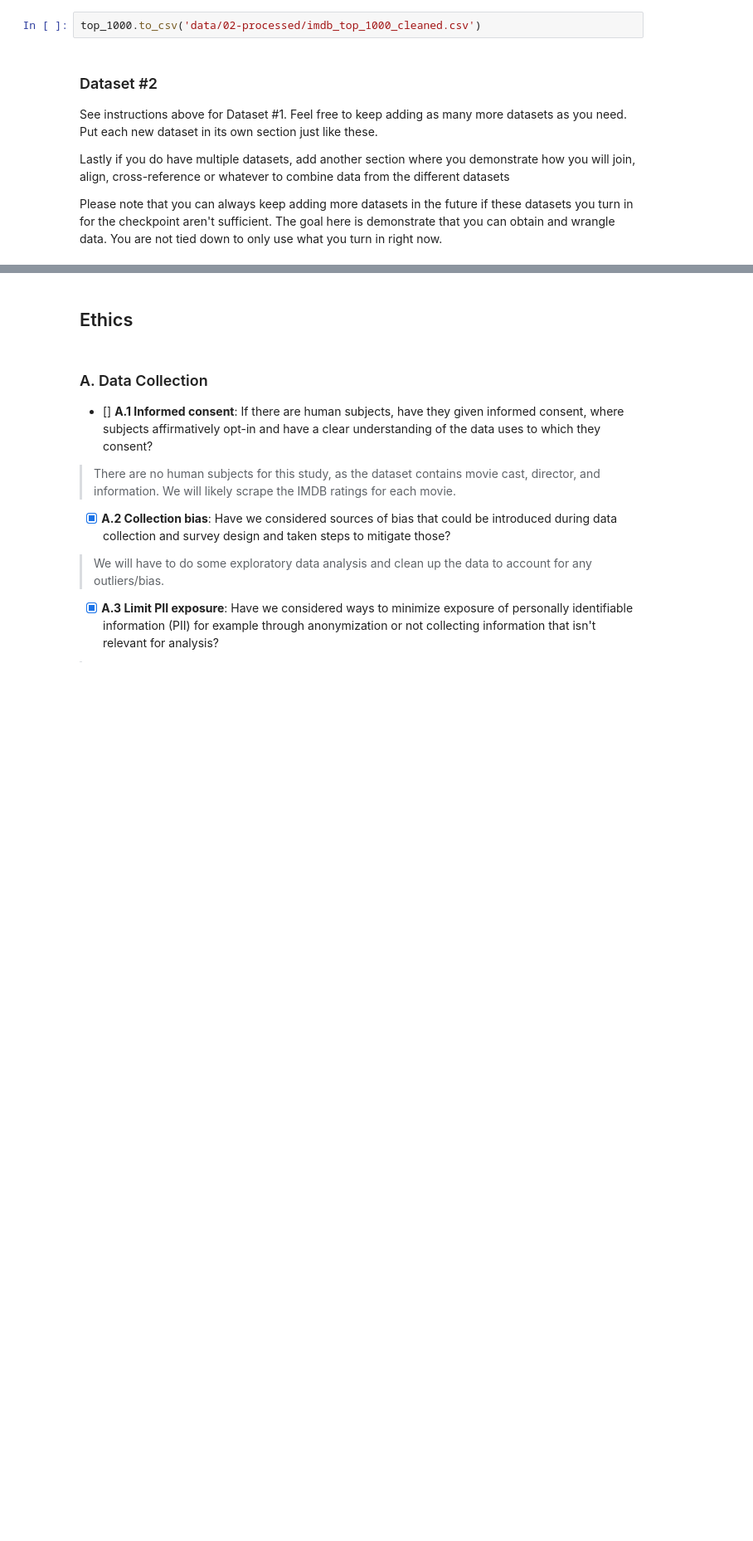
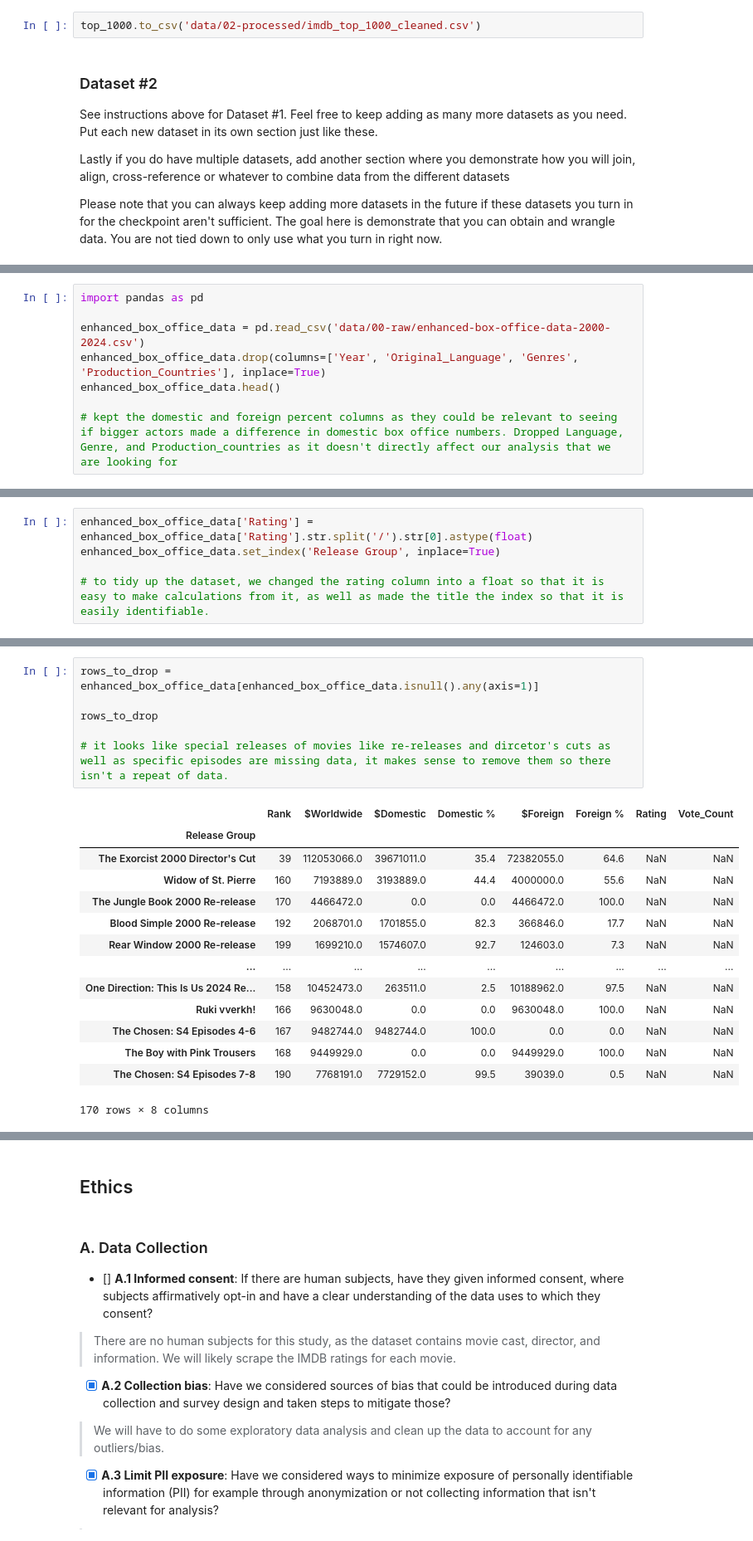
Before and after one commit to COGS108/Group138_WI26, a Jupyter notebook: 01-DataCheckpoint.ipynb, the cells around one changed output, grey strips where cells are left out. Shown at 83% size. Cells and saved outputs as stored; diff of their text form; blank space fills up the shorter version.

Commit message:
added dataset 2

```diff
--- a/01-DataCheckpoint.ipynb
+++ b/01-DataCheckpoint.ipynb
@@ -276,0 +272,8 @@ Please note that you can always keep adding more datasets in the future if these
+# %%
+import pandas as pd
+
+enhanced_box_office_data = pd.read_csv('data/00-raw/enhanced-box-office-data-2000-2024.csv')
+enhanced_box_office_data.drop(columns=['Year', 'Original_Language', 'Genres', 'Production_Countries'], inplace=True)
+enhanced_box_office_data.head()
+
+# kept the domestic and foreign percent columns as they could be relevant to seeing if bigger actors made a difference in domestic box office numbers. Dropped Language, Genre, and Production_countries as it doesn't directly affect our analysis that we are looking for
@@ -276,0 +287,5 @@ Please note that you can always keep adding more datasets in the future if these
+# %%
+enhanced_box_office_data['Rating'] = enhanced_box_office_data['Rating'].str.split('/').str[0].astype(float)
+enhanced_box_office_data.set_index('Release Group', inplace=True)
+
+# to tidy up the dataset, we changed the rating column into a float so that it is easy to make calculations from it, as well as made the title the index so that it is easily identifiable.
@@ -276,0 +308,21 @@ Please note that you can always keep adding more datasets in the future if these
+# %%
+rows_to_drop = enhanced_box_office_data[enhanced_box_office_data.isnull().any(axis=1)]
+
+rows_to_drop
+
+# it looks like special releases of movies like re-releases and dircetor's cuts as well as specific episodes are missing data, it makes sense to remove them so there isn't a repeat of data.
+# %% [output]
+|  | Rank | $Worldwide | $Domestic | Domestic % | $Foreign | Foreign % | Rating | Vote_Count |
+| Release Group |  |  |  |  |  |  |  |  |
+| The Exorcist 2000 Director's Cut | 39 | 112053066.0 | 39671011.0 | 35.4 | 72382055.0 | 64.6 | NaN | NaN |
+| Widow of St. Pierre | 160 | 7193889.0 | 3193889.0 | 44.4 | 4000000.0 | 55.6 | NaN | NaN |
+| The Jungle Book 2000 Re-release | 170 | 4466472.0 | 0.0 | 0.0 | 4466472.0 | 100.0 | NaN | NaN |
+| Blood Simple 2000 Re-release | 192 | 2068701.0 | 1701855.0 | 82.3 | 366846.0 | 17.7 | NaN | NaN |
+| Rear Window 2000 Re-release | 199 | 1699210.0 | 1574607.0 | 92.7 | 124603.0 | 7.3 | NaN | NaN |
+| ... | ... | ... | ... | ... | ... | ... | ... | ... |
+| One Direction: This Is Us 2024 Re... | 158 | 10452473.0 | 263511.0 | 2.5 | 10188962.0 | 97.5 | NaN | NaN |
+| Ruki vverkh! | 166 | 9630048.0 | 0.0 | 0.0 | 9630048.0 | 100.0 | NaN | NaN |
+| The Chosen: S4 Episodes 4-6 | 167 | 9482744.0 | 9482744.0 | 100.0 | 0.0 | 0.0 | NaN | NaN |
+| The Boy with Pink Trousers | 168 | 9449929.0 | 0.0 | 0.0 | 9449929.0 | 100.0 | NaN | NaN |
+| The Chosen: S4 Episodes 7-8 | 190 | 7768191.0 | 7729152.0 | 99.5 | 39039.0 | 0.5 | NaN | NaN |
+170 rows × 8 columns
```
Also changed, not shown: parts of 8 cells of this notebook.
